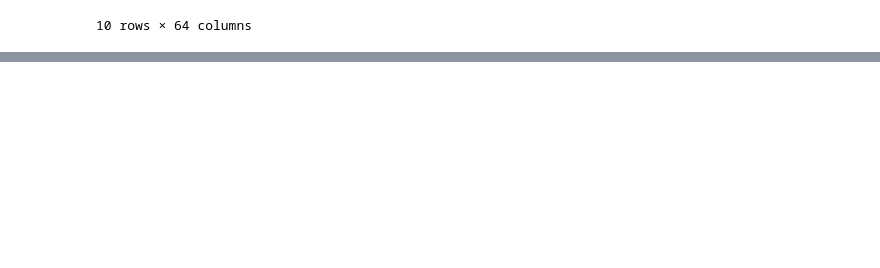
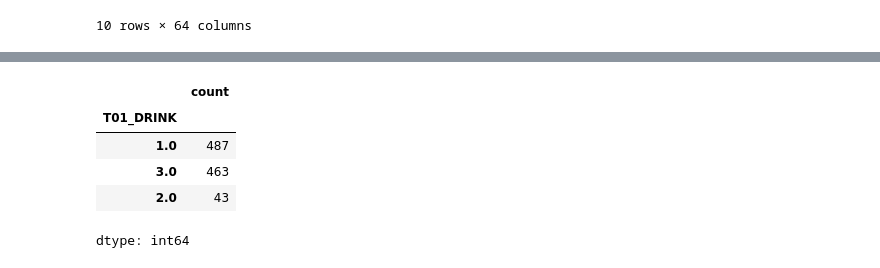
Before and after one commit to JOyongho4/DARTB4, a Jupyter notebook: KoreanHealthRecords.ipynb, the cells around one changed output, grey strips where cells are left out. Cells and saved outputs as stored; diff of their text form; code cells hidden in the pictures; blank space fills up the shorter version.

```diff
--- a/KoreanHealthRecords.ipynb
+++ b/KoreanHealthRecords.ipynb
@@ -123,0 +140,10 @@ R1_1
+# %%
+R1_1_value=R1_1['T01_DRINK'].value_counts()
+R1_1_value
+# %% [output]
+|  | count |
+| T01_DRINK |  |
+| 1.0 | 487 |
+| 3.0 | 463 |
+| 2.0 | 43 |
+dtype: int64
```
Also changed, not shown: parts of 26 cells of this notebook.
